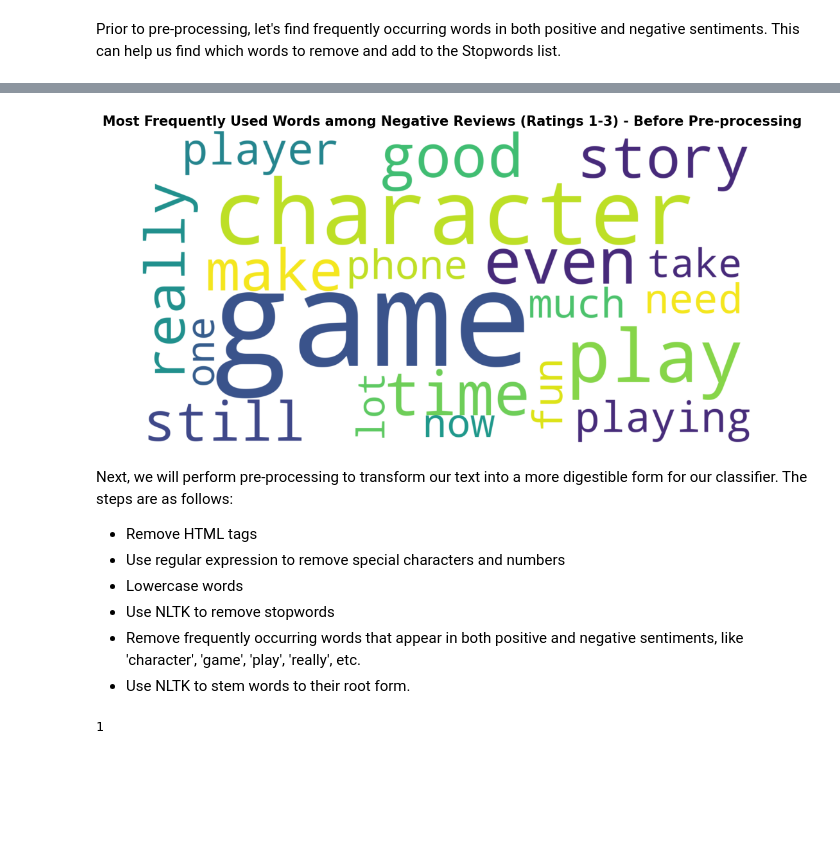
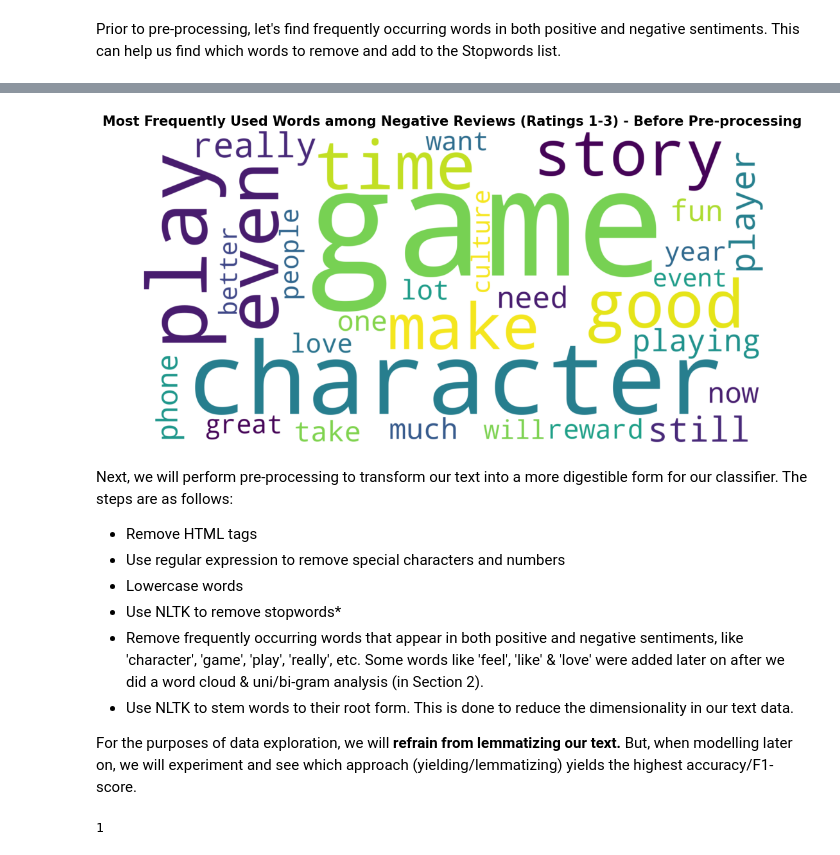
Before and after one commit to wanadzhar913/genshin-impact-reviews-sentiment-analysis-fastapi-docker, a Jupyter notebook: notebooks/02_eda_and_preprocessing.ipynb, the cells around one changed output, grey strips where cells are left out. Drawn from its saved outputs; the diff is of its cells as text; code cells hidden in the pictures; blank space fills up the shorter version.

```diff
--- a/notebooks/02_eda_and_preprocessing.ipynb
+++ b/notebooks/02_eda_and_preprocessing.ipynb
@@ -198,6 +191,6 @@ nlp = spacy.load("en_core_web_sm")
 # %%
 # load dataset
-reviews = pd.read_csv('../data/genshin_impact_reviews.csv', parse_dates=['at','repliedAt'])
+reviews = pd.read_csv('../data/genshin_impact_reviews_v03112024.csv', parse_dates=['at','repliedAt'])
 # %% [markdown]
 ### 1.0 Data Cleaning & Pre-processing
 # %% [markdown]
@@ -240,20 +233,22 @@ plot_wordcloud(
 # %%
 # Wordcloud of the 50 most frequently occurring words among positive reviews
 plot_wordcloud(
     target=1,
     title='Most Frequently Used Words among Negative Reviews (Ratings 1-3) - Before Pre-processing',
     df=reviews,
     text_col_in_df='content',
-    max_words=20,
+    max_words=30,
 )
 # %% [output]
-[figure, old version]
+[figure, new version]
 # %% [markdown]
 Next, we will perform pre-processing to transform our text into a more digestible form for our classifier. The steps are as follows:
 - Remove HTML tags
 - Use regular expression to remove special characters and numbers
 - Lowercase words
-- Use NLTK to remove stopwords
-- Remove frequently occurring words that appear in both positive and negative sentiments, like 'character', 'game', 'play', 'really', etc.
-- Use NLTK to stem words to their root form.
+- Use NLTK to remove stopwords*
+- Remove frequently occurring words that appear in both positive and negative sentiments, like 'character', 'game', 'play', 'really', etc. Some words like 'feel', 'like' & 'love' were added later on after we did a word cloud & uni/bi-gram analysis (in Section 2).
+- Use NLTK to stem words to their root form. This is done to reduce the dimensionality in our text data.
+
+For the purposes of data exploration, we will **refrain from lemmatizing our text.** But, when modelling later on, we will experiment and see which approach (yielding/lemmatizing) yields the highest accuracy/F1-score.
 # %%
```
Also changed, not shown: parts of 65 cells of this notebook, 3 other files.
